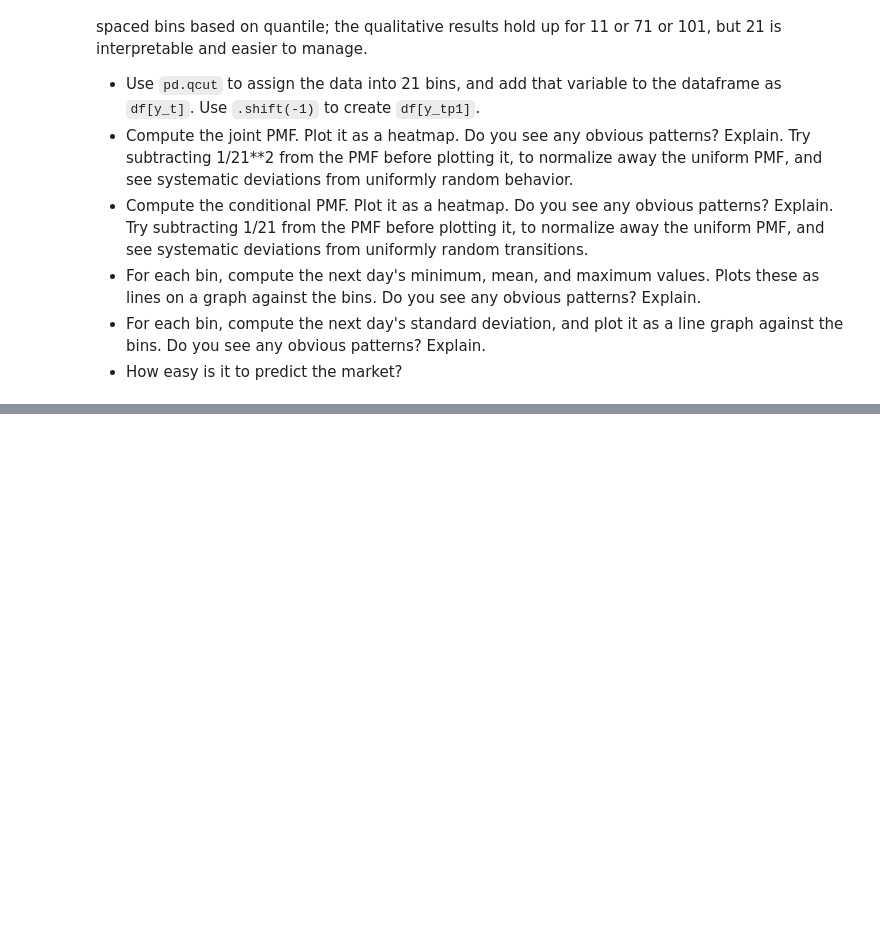
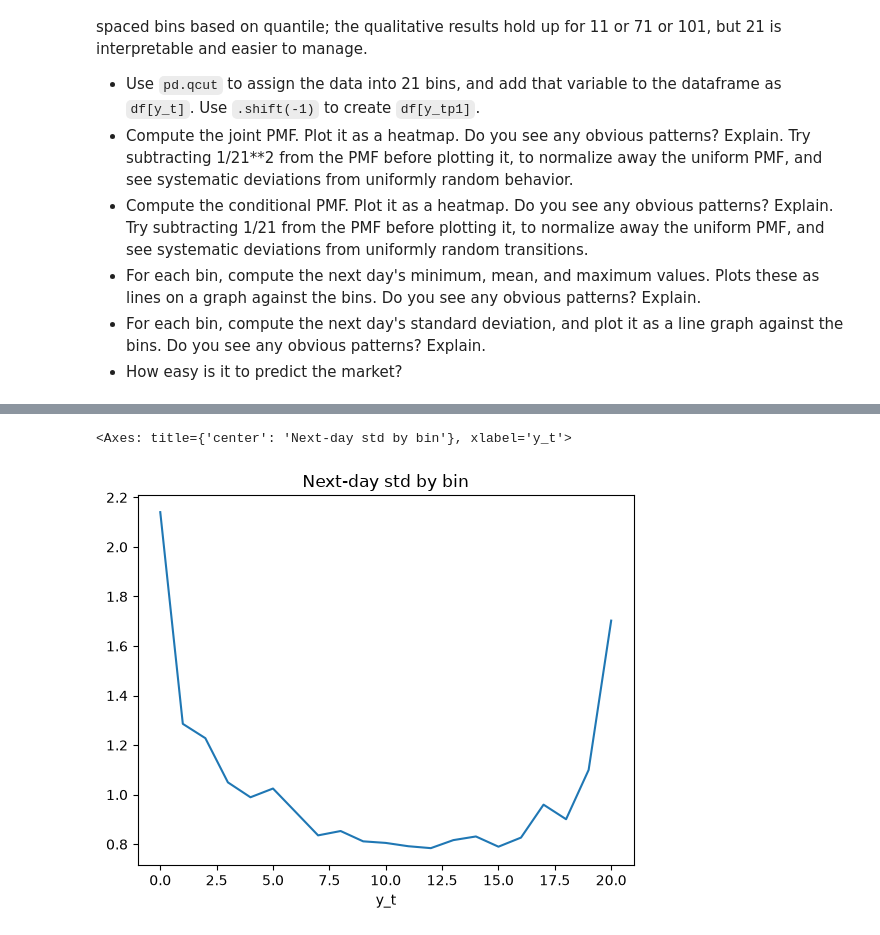
Before and after one commit to MaxwellCooper1/uu_markov, a Jupyter notebook: lab_1/lab.ipynb, the cells around one changed output, grey strips where cells are left out. Saved outputs shown, nothing was run; the diff lists cells and outputs as text; code cells hidden in the pictures; blank space fills up the shorter version.

```diff
--- a/lab_1/lab.ipynb
+++ b/lab_1/lab.ipynb
@@ -257,0 +325,7 @@ The choice of five bins was arbitrary. For more realistic or complex models, we'
+# %%
+# bullet 5
+# plotting the std for the next day by using .std() to get the std of returns
+df.groupby('y_t')['ret_tp1'].std().plot(title='Next-day std by bin')
+# %% [output]
+<Axes: title={'center': 'Next-day std by bin'}, xlabel='y_t'>
+[figure, added]
```
Also changed, not shown: parts of 15 cells of this notebook.
